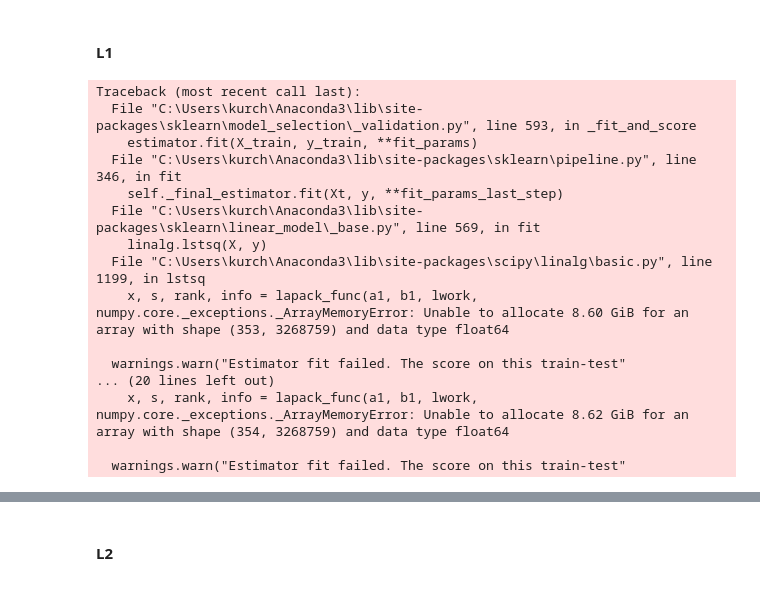
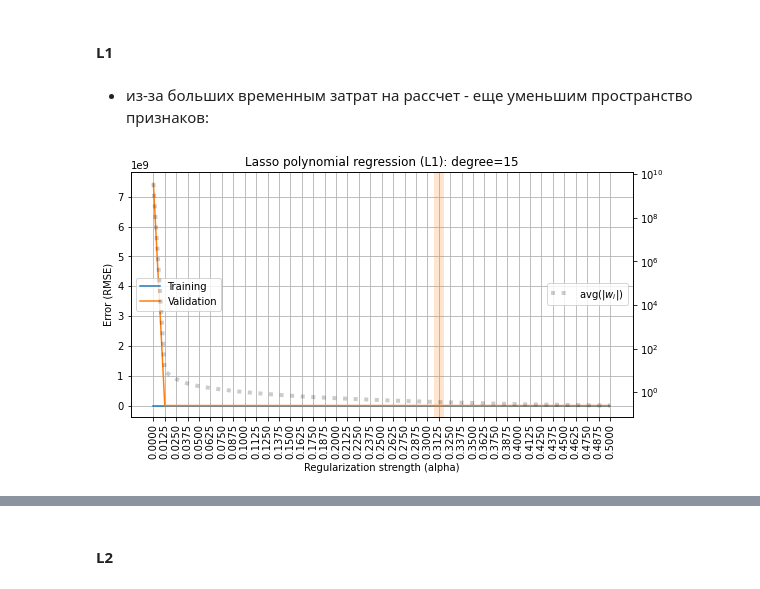
Before and after one commit to Leonidkourtch/ml-intro-1, a Jupyter notebook: 4_overfitting_regularization/overfitting_regularization.ipynb, the cells around one changed output, grey strips where cells are left out. Drawn from its saved outputs; the diff is of its cells as text; code cells hidden in the pictures.

```diff
--- a/4_overfitting_regularization/overfitting_regularization.ipynb
+++ b/4_overfitting_regularization/overfitting_regularization.ipynb
@@ -417,41 +500,30 @@ Please do a discovery on your own and find that out empirically (both for **L1**
+# %% [markdown]
+- из-за больших временным затрат на рассчет - еще уменьшим пространство признаков:
+# %%
+X_diabetes_cut_1 = X_diabetes[['age', 'sex', 'bmi']]
+# %%
+X_train, X_valid, y_train, y_valid = train_test_split(X_diabetes_cut_1, y_diabetes, test_size=0.3, random_state=SEED)
 # %%
-## your code
 rmse_train, rmse_valid, avg_coef = [], [], []
 for alpha in ALPHAS:
     results = cross_validate(make_model(degree=15, penalty='L1', alpha=alpha),
-                             X_diabetes, y_diabetes, cv=5,
+                             X_train, y_train, cv=5,
                              return_train_score=True, return_estimator=True,
                              scoring='neg_root_mean_squared_error')
     rmse_train.append(-np.mean(results['train_score']))
     rmse_valid.append(-np.mean(results['test_score']))
     avg_coef.append(
         # average over CV folds
         np.mean([
             # mean absolute value of weights
             np.mean(np.abs(model['reg'].coef_))
             for model in results['estimator']
         ]))
 plot_fitting_graph(ALPHAS, rmse_train, rmse_valid,
                    xlabel='Regularization strength (alpha)', ylabel='Error (RMSE)',
                    custom_metric=avg_coef, custom_label='avg(|$w_i$|)',
                    title='Lasso polynomial regression (L1): degree=15')
 # %% [output]
-Traceback (most recent call last):
-  File "C:\Users\kurch\Anaconda3\lib\site-packages\sklearn\model_selection\_validation.py", line 593, in _fit_and_score
-    estimator.fit(X_train, y_train, **fit_params)
-  File "C:\Users\kurch\Anaconda3\lib\site-packages\sklearn\pipeline.py", line 346, in fit
-    self._final_estimator.fit(Xt, y, **fit_params_last_step)
-  File "C:\Users\kurch\Anaconda3\lib\site-packages\sklearn\linear_model\_base.py", line 569, in fit
-    linalg.lstsq(X, y)
-  File "C:\Users\kurch\Anaconda3\lib\site-packages\scipy\linalg\basic.py", line 1199, in lstsq
-    x, s, rank, info = lapack_func(a1, b1, lwork,
-numpy.core._exceptions._ArrayMemoryError: Unable to allocate 8.60 GiB for an array with shape (353, 3268759) and data type float64
-
-  warnings.warn("Estimator fit failed. The score on this train-test"
-... (20 lines left out)
-    x, s, rank, info = lapack_func(a1, b1, lwork,
-numpy.core._exceptions._ArrayMemoryError: Unable to allocate 8.62 GiB for an array with shape (354, 3268759) and data type float64
-
-  warnings.warn("Estimator fit failed. The score on this train-test"
+[figure, added]
 # %%
 np.array(avg_coef)
```
Also changed, not shown: parts of 53 cells of this notebook.
